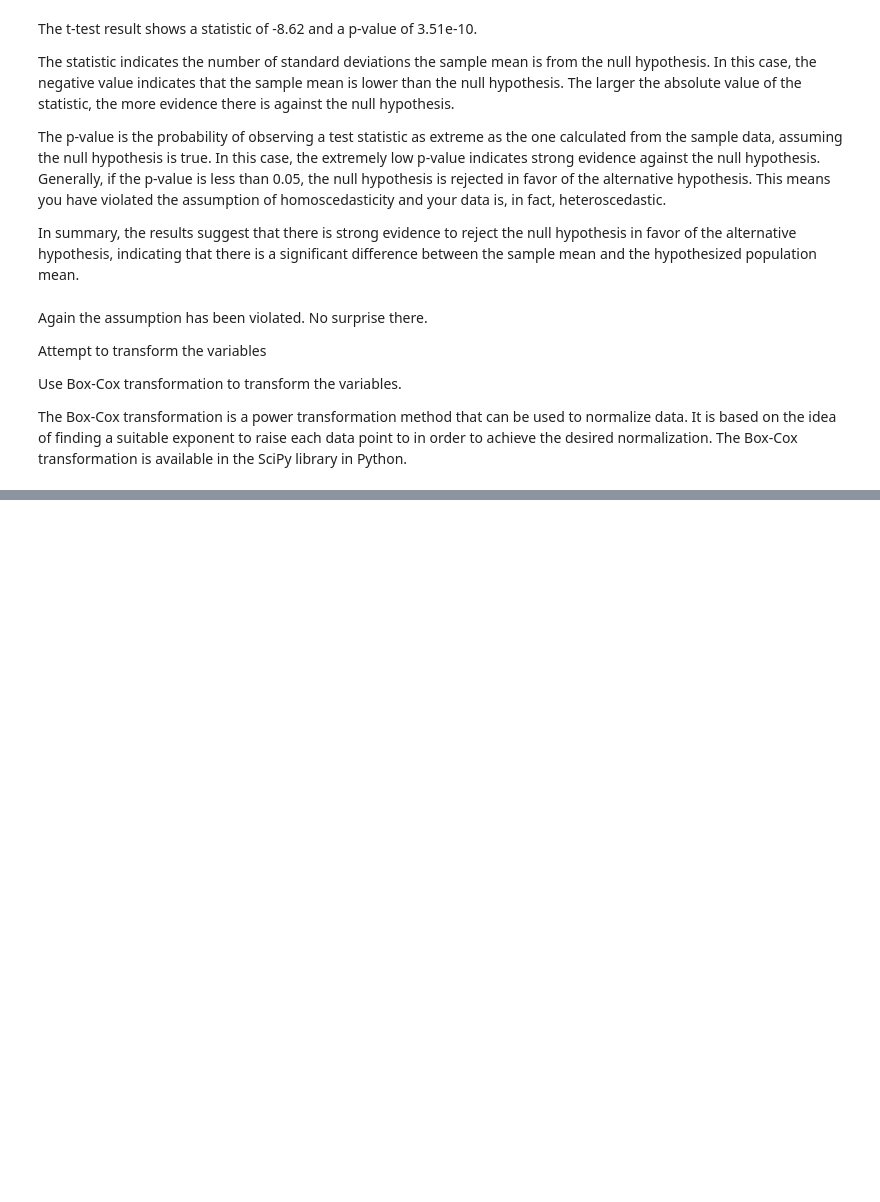
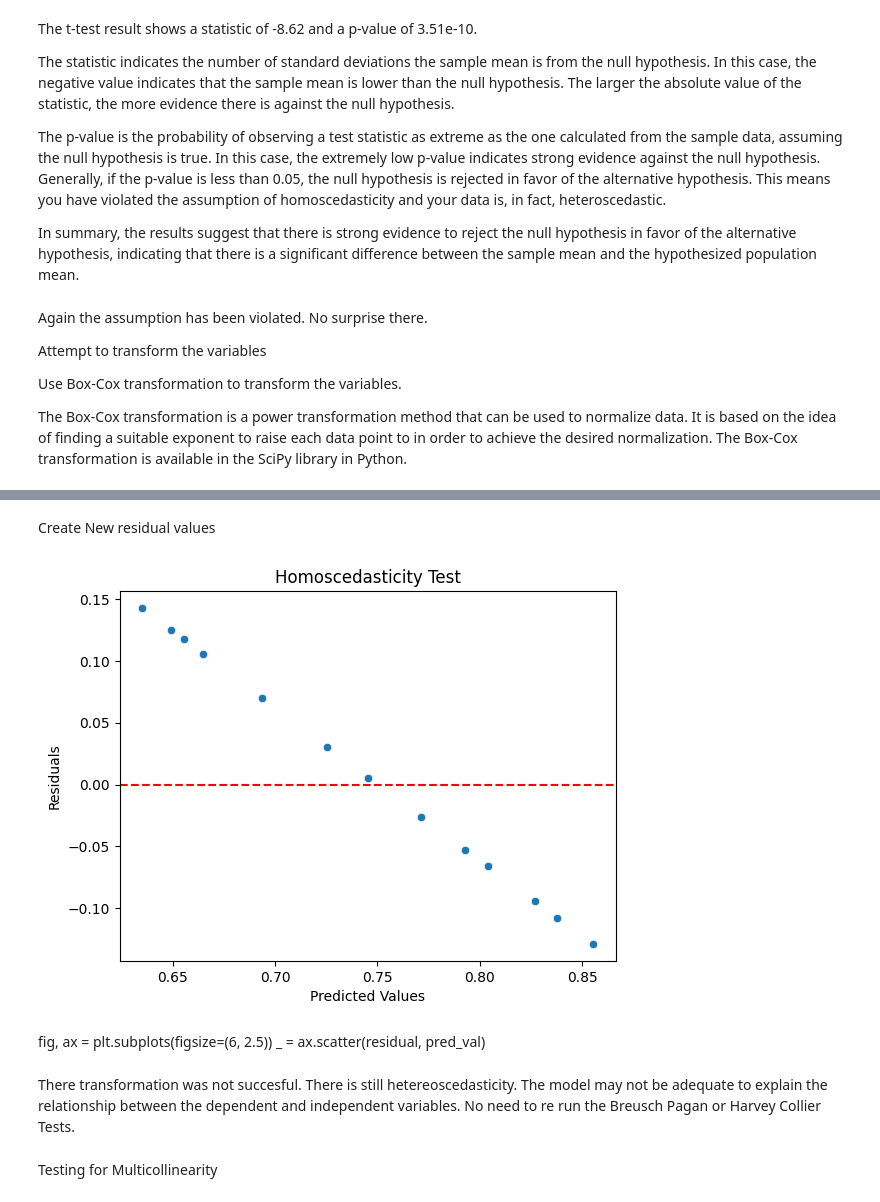
Before and after one commit to belkisclarke/Saint-Kitts-Nevis-HDI-Database-Tracing-the-Path-of-Human-Development, a Jupyter notebook: Notebooks/Tracing the Path of Human Development Across Saint Kitts and Nevis.ipynb, the cells around one changed output, grey strips where cells are left out. Cells and saved outputs as stored; diff of their text form; code cells hidden in the pictures; blank space fills up the shorter version.

```diff
--- a/Notebooks/Tracing the Path of Human Development Across Saint Kitts and Nevis.ipynb
+++ b/Notebooks/Tracing the Path of Human Development Across Saint Kitts and Nevis.ipynb
@@ -801,0 +857,4 @@ plt.hist(transformed)
+# %%
+x = transformed
+model1 = sm.OLS(y,x).fit()
+model1.summary()
@@ -801,0 +889,28 @@ plt.hist(transformed)
+# %% [markdown]
+Create New residual values
+# %%
+# Calculate the predicted values
+pred_val = model1.fittedvalues.copy()
+
+# Calculate the true values
+true_val = HumInd3['HDI'].values.copy()
+
+# Calculate the residuals
+residual = true_val - pred_val
+
+# Plot the residuals versus the residual values
+sns.scatterplot(x=pred_val, y=residual)
+plt.axhline(y=0, color='red', linestyle='--')
+plt.xlabel('Predicted Values')
+plt.ylabel('Residuals')
+plt.title('Homoscedasticity Test')
+plt.show()
+# %% [output]
+[figure, added]
+# %% [markdown]
+fig, ax = plt.subplots(figsize=(6, 2.5))
+_ = ax.scatter(residual, pred_val)
+# %% [markdown]
+There transformation was not succesful. There is still hetereoscedasticity.  The model may not be adequate to explain the relationship between the dependent and independent variables. No need to re run the Breusch Pagan or Harvey Collier Tests.
+# %% [markdown]
+Testing for Multicollinearity
```
Also changed, not shown: parts of 61 cells of this notebook.
